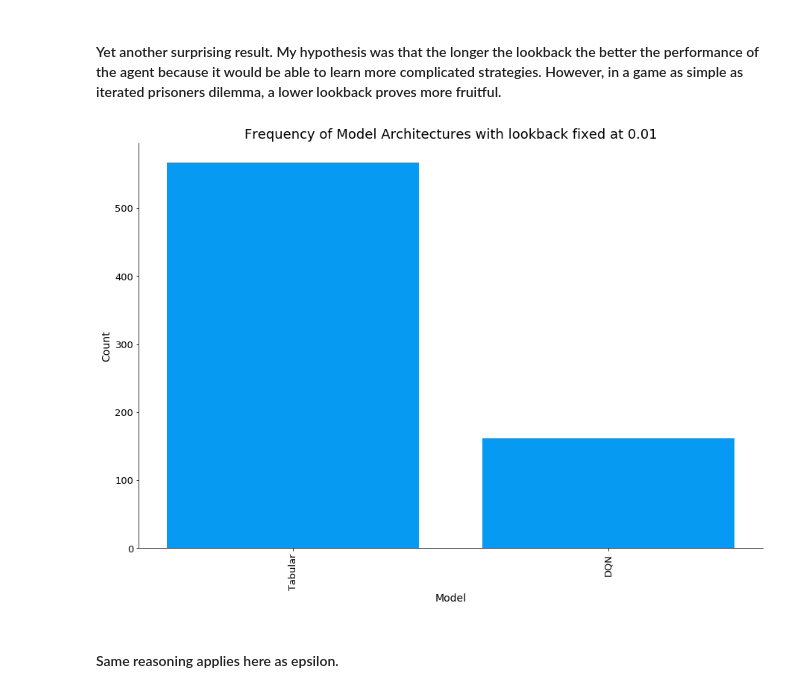
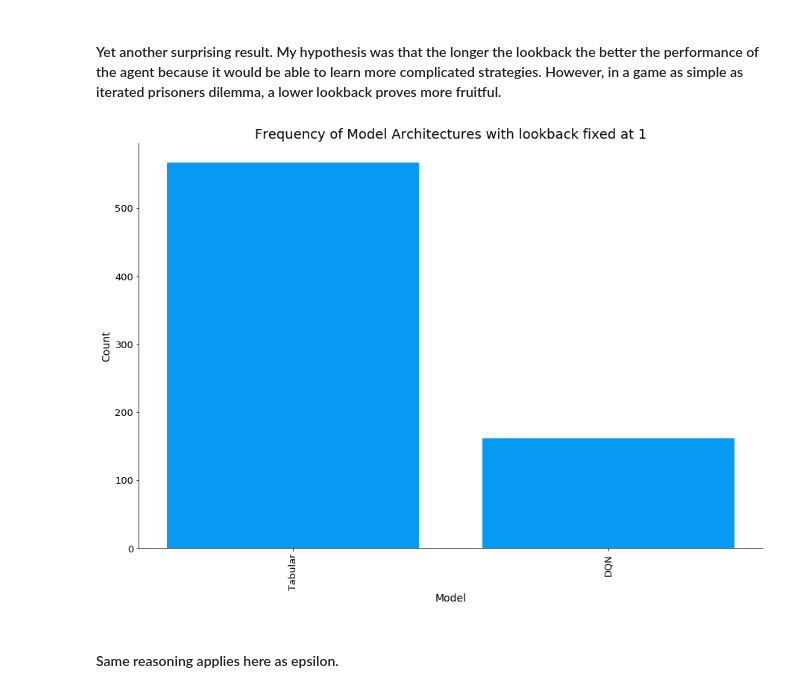
Before and after one commit to UCL-COMP0031-2022-Project-10/tournament, a Jupyter notebook: results/Data Analysis .ipynb, the cells around one changed output. Drawn from its saved outputs; the diff is of its cells as text; code cells hidden in the pictures.

```diff
--- a/results/Data Analysis .ipynb
+++ b/results/Data Analysis .ipynb
@@ -286,15 +294,15 @@ plot_linegraph(avg_ranks_lb_all, "Lookback", "Average Rank", "Average Rank Vs Lo
 # %%
 lb_1_dist = {
     "Model" : ["Tabular", "DQN"],
     "Count" : [
         len(df_lb_1[pd.isnull(df_lb_1["ModelType"])]),
         len(df_lb_1[df_lb_1["ModelType"] == "DQN"])
     ]
 }
 
-plot_barchart(lb_1_dist, "Model", "Count", "Frequency of Model Architectures with lookback fixed at 0.01")
+plot_barchart(lb_1_dist, "Model", "Count", "Frequency of Model Architectures with lookback fixed at 1")
 # %% [output]
-[figure, old version]
+[figure, new version]
 # %% [markdown]
 <h4>Same reasoning applies here as epsilon.</h4>
 # %%
```
Also changed, not shown: parts of 50 cells of this notebook, 4 other files.
